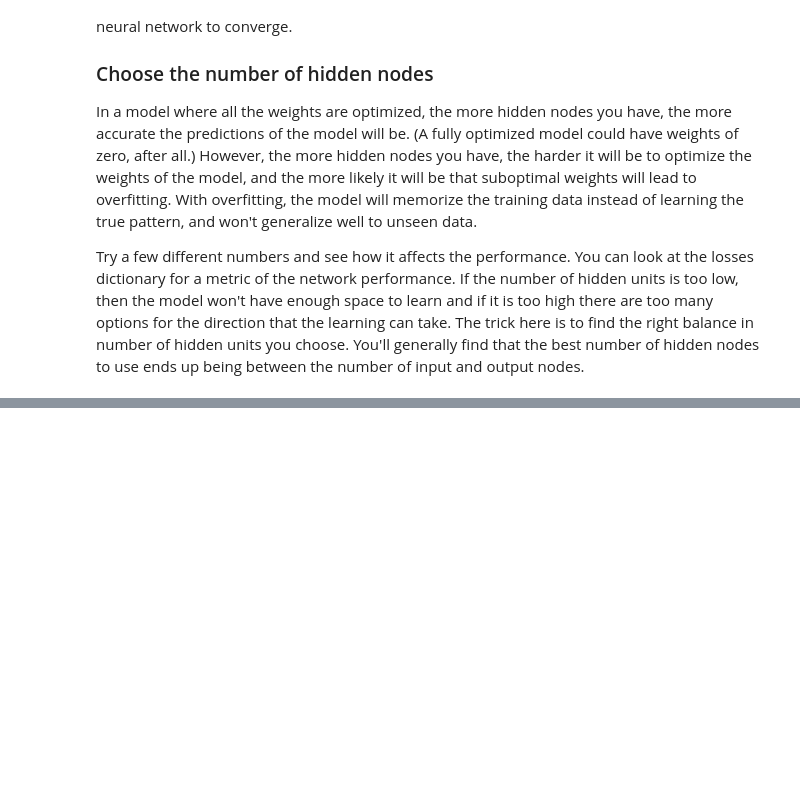
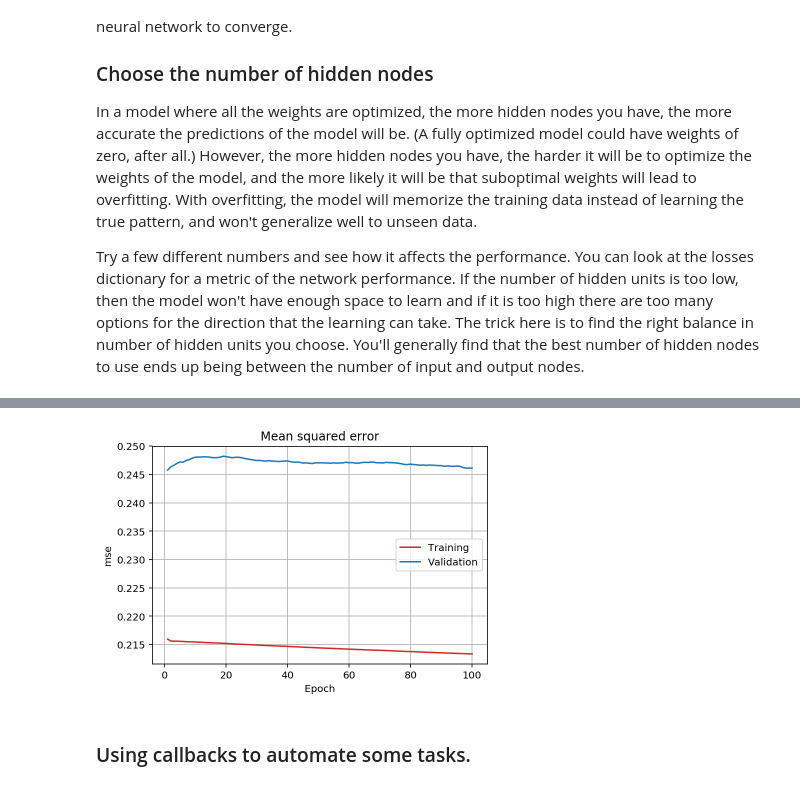
Before and after one commit to ruddyscent/cmcseoul, a Jupyter notebook: notebook/5_bike_sharing.ipynb, the cells around one changed output, grey strips where cells are left out. Cells and saved outputs as stored; diff of their text form; code cells hidden in the pictures; blank space fills up the shorter version.

```diff
--- a/notebook/5_bike_sharing.ipynb
+++ b/notebook/5_bike_sharing.ipynb
@@ -203,0 +228,6 @@ plt.show()
+# %%
+import json
+
+with open('bike_sharing_model_1.json', 'w') as f:
+        # history.history.pop('lr')
+        json.dump(history.history, f)
@@ -203,0 +242,21 @@ plt.show()
+# %%
+with open('bike_sharing_model_1.json') as f:
+    history = json.load(f)
+
+    mse = history['loss']
+    val_mse = history['val_loss']
+    epochs = range(1, len(mse) + 1)
+
+    plt.plot(epochs, mse, '-', color='tab:red', label='Training')
+    plt.plot(epochs, val_mse, '-', color='tab:blue', label='Validation')
+
+    plt.xlabel('Epoch')
+    plt.ylabel('mse')
+    plt.grid()
+    plt.legend()
+    plt.title('Mean squared error')
+    plt.show()
+# %% [output]
+[figure, added]
+# %% [markdown]
+### Using callbacks to automate some tasks.
```
Also changed, not shown: parts of 19 cells of this notebook.
